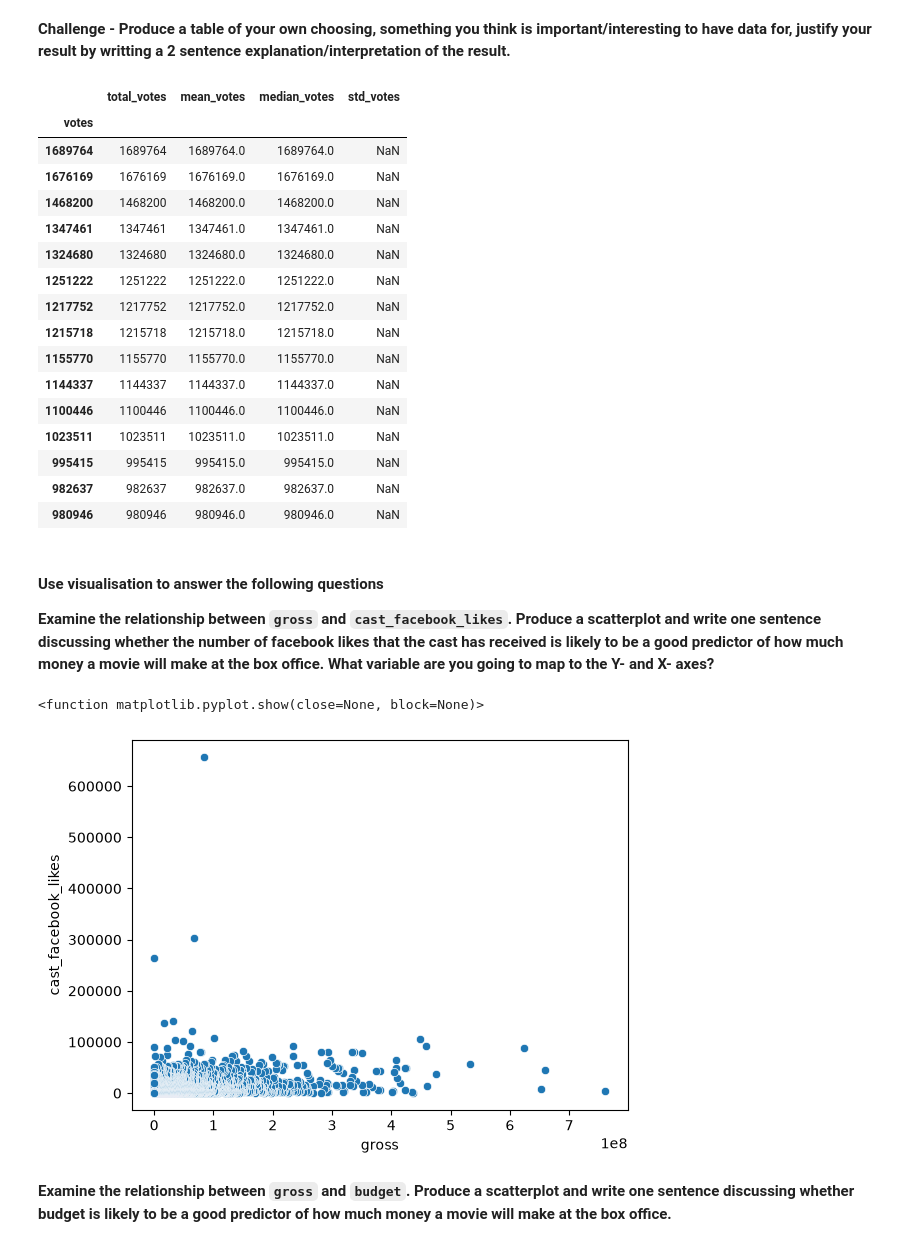
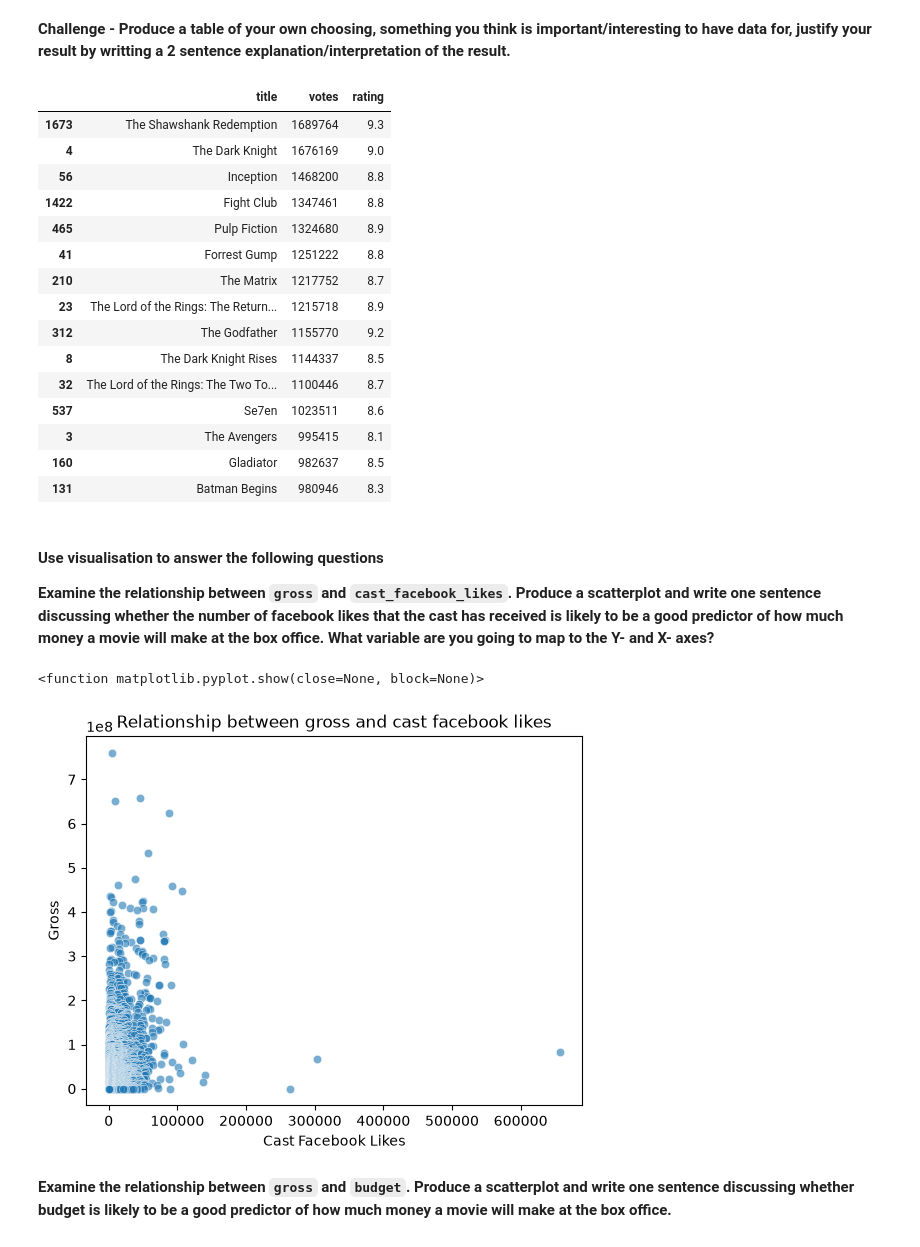
Before and after one commit to elina715/ACOD-AUT26-Class-Coding, a Jupyter notebook: Session_2/Homework.ipynb, the cells around one changed output. Cells and saved outputs as stored; diff of their text form; code cells hidden in the pictures.

```diff
--- a/Session_2/Homework.ipynb
+++ b/Session_2/Homework.ipynb
@@ -157,45 +157,45 @@ plt.show
 **Challenge - Produce a table of your own choosing, something you think is important/interesting to have data for, justify your result by writting a 2 sentence explanation/interpretation of the result.**
 # %%
 top_15_most_voted= (movies
-                   .groupby("votes")
-                   .agg(
-                       total_votes=("votes","sum"),
-                       mean_votes=("votes","mean"),
-                       median_votes=("votes","median"),
-                       std_votes=("votes","std")
-                   )
-                   .sort_values("total_votes", ascending=False)
-                   .head(15))
-top_15_most_voted
+                    .sort_values(by="votes", ascending=False)
+                    .head(15))
+top_15_most_voted[["title","votes","rating"]]
+# I produced this table to identify the top 15 most popular movies based on their total vote counts.
+#As popularity is a strong indicator of a movies cultural impact.
+#The results show the classics like The shawsank redemption and The dark knight dominate the list, and notably
+#Almost all off these highly voted movies also have exceptionally high IMDb rates.
 # %% [output]
-|  | total_votes | mean_votes | median_votes | std_votes |
-| votes |  |  |  |  |
-| 1689764 | 1689764 | 1689764.0 | 1689764.0 | NaN |
-| 1676169 | 1676169 | 1676169.0 | 1676169.0 | NaN |
-| 1468200 | 1468200 | 1468200.0 | 1468200.0 | NaN |
-| 1347461 | 1347461 | 1347461.0 | 1347461.0 | NaN |
-| 1324680 | 1324680 | 1324680.0 | 1324680.0 | NaN |
-| 1251222 | 1251222 | 1251222.0 | 1251222.0 | NaN |
-| 1217752 | 1217752 | 1217752.0 | 1217752.0 | NaN |
-| 1215718 | 1215718 | 1215718.0 | 1215718.0 | NaN |
-| 1155770 | 1155770 | 1155770.0 | 1155770.0 | NaN |
-| 1144337 | 1144337 | 1144337.0 | 1144337.0 | NaN |
-| 1100446 | 1100446 | 1100446.0 | 1100446.0 | NaN |
-| 1023511 | 1023511 | 1023511.0 | 1023511.0 | NaN |
-| 995415 | 995415 | 995415.0 | 995415.0 | NaN |
-| 982637 | 982637 | 982637.0 | 982637.0 | NaN |
-| 980946 | 980946 | 980946.0 | 980946.0 | NaN |
+|  | title | votes | rating |
+| 1673 | The Shawshank Redemption | 1689764 | 9.3 |
+| 4 | The Dark Knight | 1676169 | 9.0 |
+| 56 | Inception | 1468200 | 8.8 |
+| 1422 | Fight Club | 1347461 | 8.8 |
+| 465 | Pulp Fiction | 1324680 | 8.9 |
+| 41 | Forrest Gump | 1251222 | 8.8 |
+| 210 | The Matrix | 1217752 | 8.7 |
+| 23 | The Lord of the Rings: The Return... | 1215718 | 8.9 |
+| 312 | The Godfather | 1155770 | 9.2 |
+| 8 | The Dark Knight Rises | 1144337 | 8.5 |
+| 32 | The Lord of the Rings: The Two To... | 1100446 | 8.7 |
+| 537 | Se7en | 1023511 | 8.6 |
+| 3 | The Avengers | 995415 | 8.1 |
+| 160 | Gladiator | 982637 | 8.5 |
+| 131 | Batman Begins | 980946 | 8.3 |
 # %% [markdown]
 #### Use visualisation to answer the following questions
 
 **Examine the relationship between `gross` and `cast_facebook_likes`. Produce a scatterplot and write one sentence discussing whether the number of facebook likes that the cast has received is likely to be a good predictor of how much money a movie will make at the box office. What variable are you going to map to the Y- and X- axes?**
 # %%
-sns.scatterplot(data=movies, x="gross",y="cast_facebook_likes")
+sns.scatterplot(data=movies, x="cast_facebook_likes",y="gross",alpha=0.6)
+plt.title("Relationship between gross and cast facebook likes")
+plt.xlabel("Cast Facebook Likes")
+plt.ylabel("Gross")
 plt.show
-#explain later
+#Relationship between the gross and cast_facebook likes are slighty positive but weak.
+#So Cast Facebook likes are not a strong predictor of box offices.
 # %% [output]
 <function matplotlib.pyplot.show(close=None, block=None)>
-[figure, old version]
+[figure, new version]
 # %% [markdown]
 **Examine the relationship between `gross` and `budget`. Produce a scatterplot and write one sentence discussing whether budget is likely to be a good predictor of how much money a movie will make at the box office.**
 # %%
```
Also changed, not shown: parts of 4 cells of this notebook.
